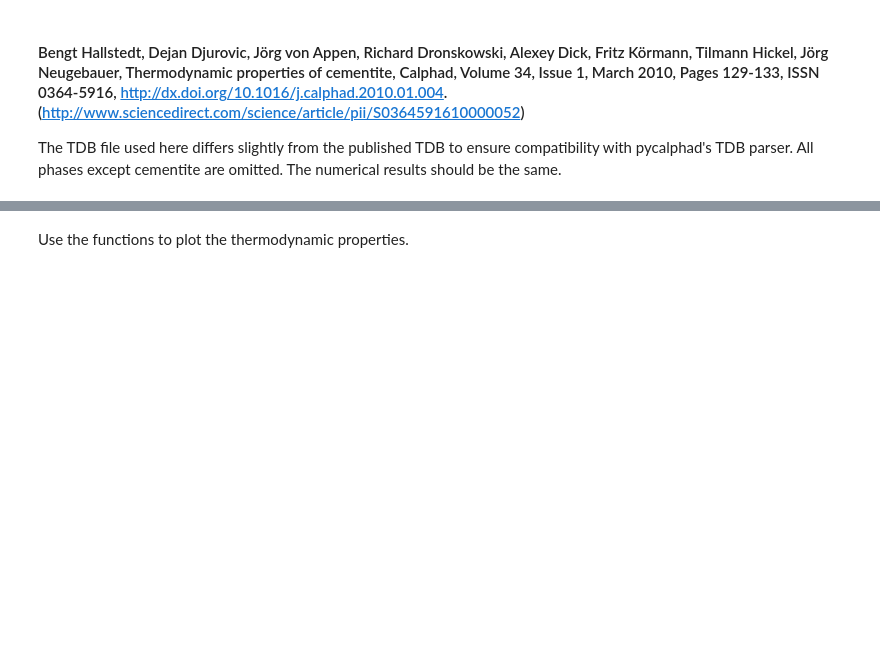
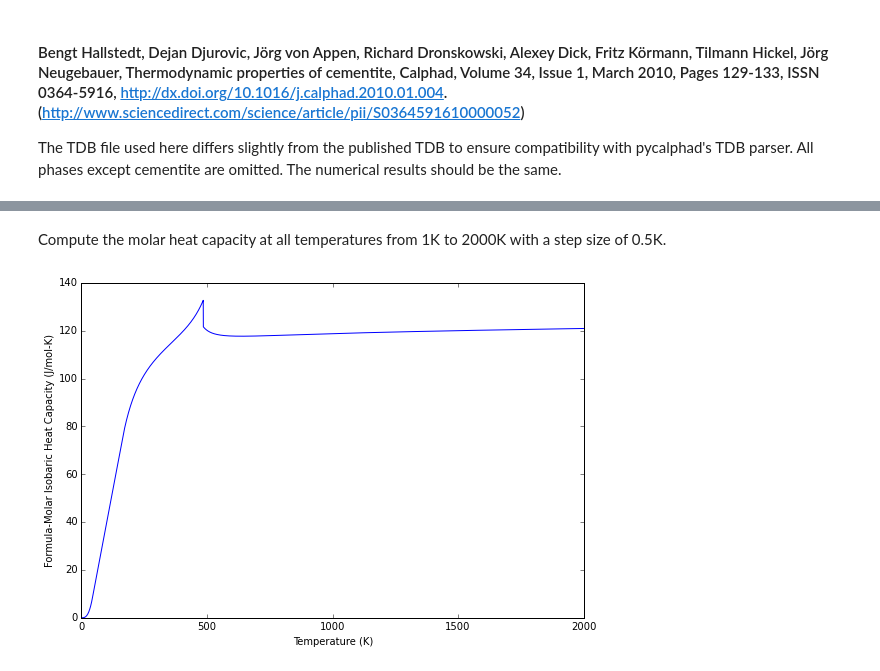
Before and after one commit to pycalphad/pycalphad, a Jupyter notebook: examples/CementiteAnalysis.ipynb, the cells around one changed output, grey strips where cells are left out. Cells and saved outputs as stored; diff of their text form; code cells hidden in the pictures; blank space fills up the shorter version.

```diff
--- a/examples/CementiteAnalysis.ipynb
+++ b/examples/CementiteAnalysis.ipynb
@@ -50,2 +37,12 @@ cp_func = make_callable(isobaric_heat_capacity, [v.T])
-# %% [markdown]
-Use the functions to plot the thermodynamic properties.
+# %% [markdown]
+Compute the molar heat capacity at all temperatures from 1K to 2000K with a step size of 0.5K.
+# %%
+result = calculate(db, ['FE', 'C'], 'CEMENTITE_D011', T=(1, 2000, 0.5), output='CPM')
+# %%
+# Note: 4 moles of atoms per formula unit (Fe3C1). That's why we multiply times 4
+plt.xlabel('Temperature (K)')
+plt.ylabel('Formula-Molar Isobaric Heat Capacity (J/mol-K)')
+plt.plot(result['T'], 4.0 * result['CPM'])
+plt.show()
+# %% [output]
+[figure, added]
```
Also changed, not shown: parts of 10 cells of this notebook, 1 other file.
